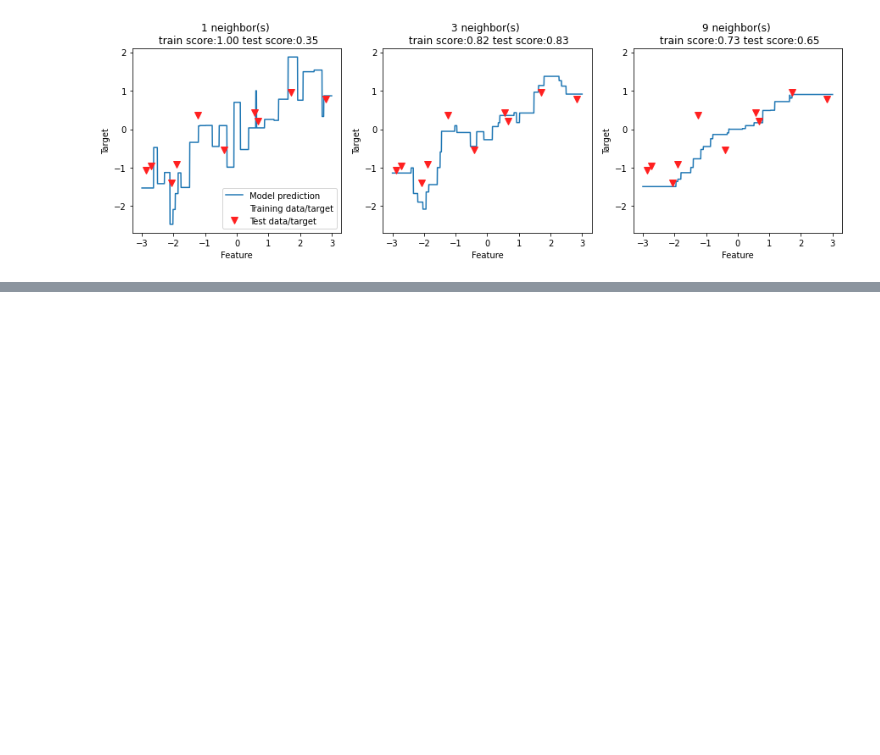
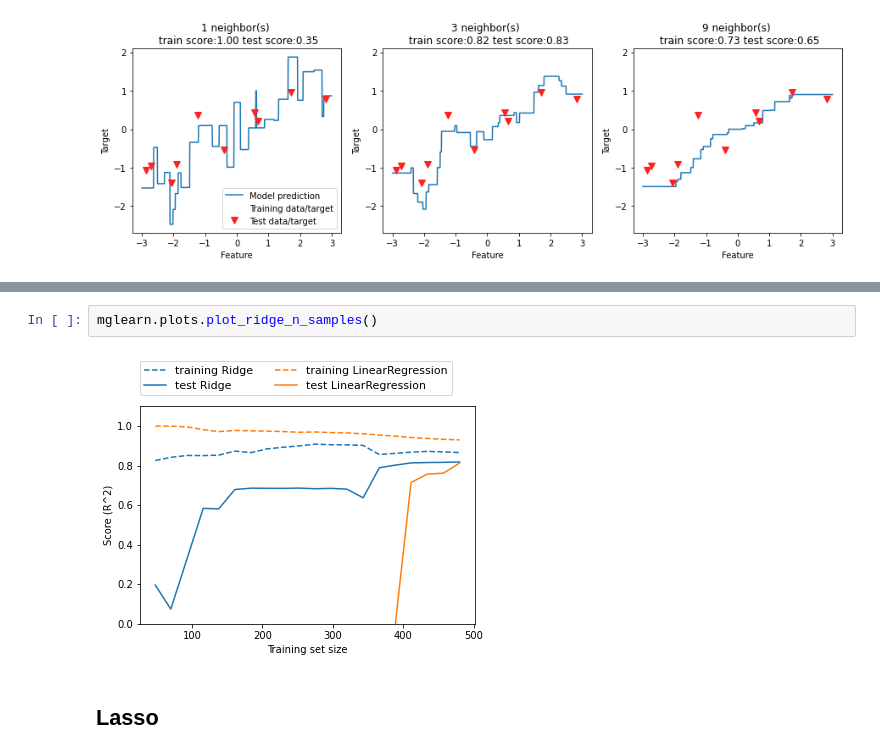
Before and after one commit to NayeemH/100-Days-Of-ML-Code, a Jupyter notebook: Supervided_learning_book.ipynb, the cells around one changed output, grey strips where cells are left out. Drawn from its saved outputs; the diff is of its cells as text; blank space fills up the shorter version.

```diff
--- a/Supervided_learning_book.ipynb
+++ b/Supervided_learning_book.ipynb
@@ -246,0 +357,6 @@ axes[0].legend(["Model prediction","Training data/target","Test data/target"], l
+# %%
+mglearn.plots.plot_ridge_n_samples()
+# %% [output]
+[figure, added]
+# %% [markdown]
+## **Lasso**
```
Also changed, not shown: parts of 21 cells of this notebook.
